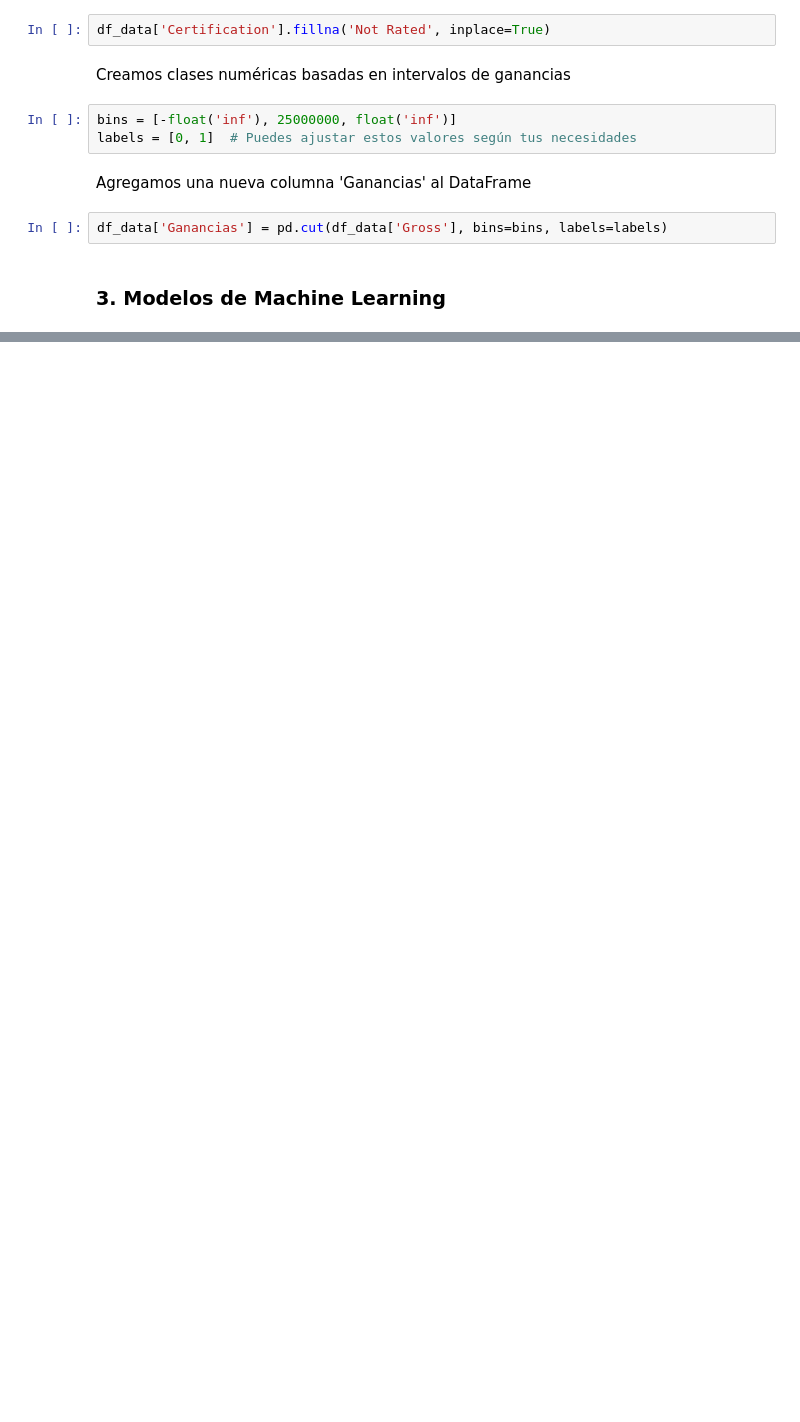
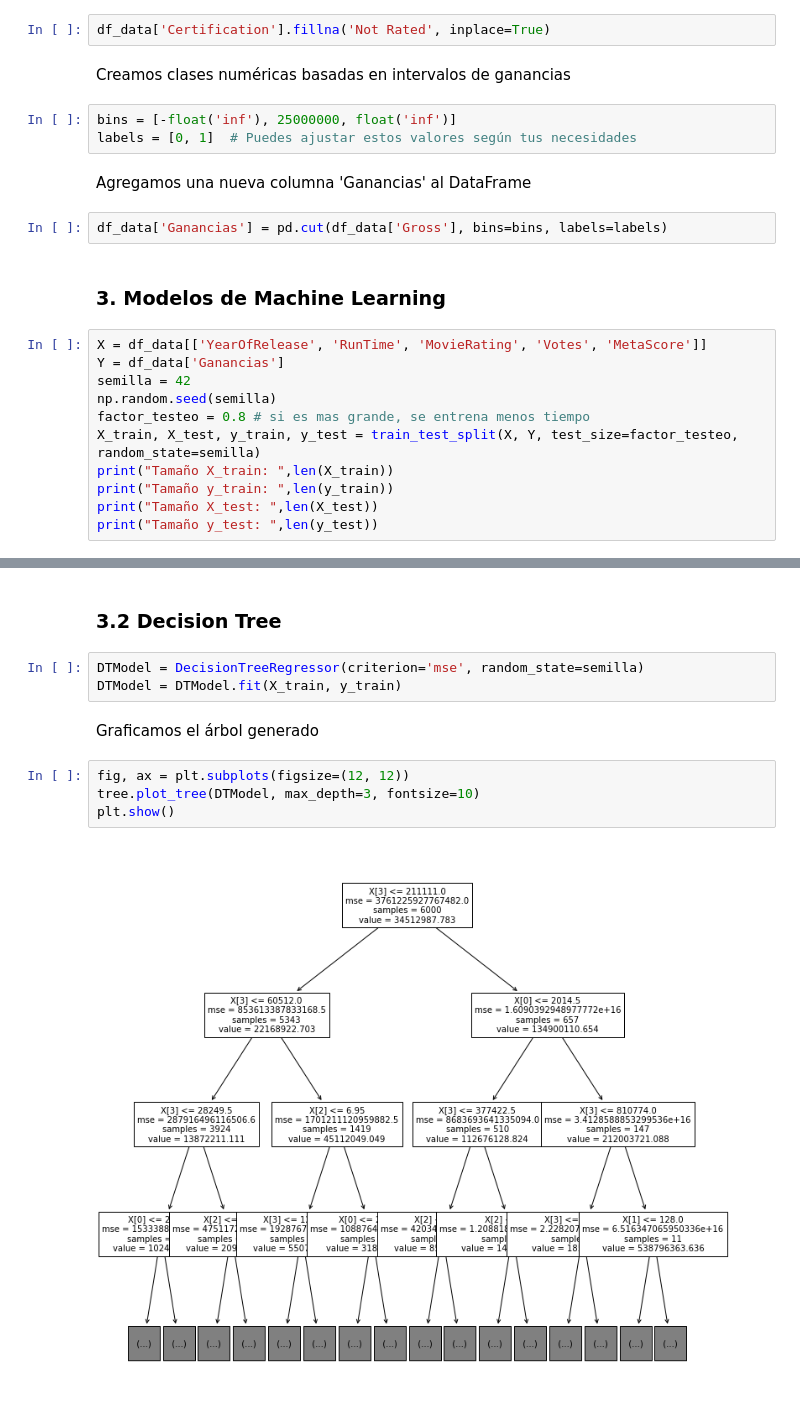
Before and after one commit to FranMeneses/CineMagix-ML, a Jupyter notebook: CineMagix-GRUPO-N3.ipynb, the cells around one changed output, grey strips where cells are left out. Saved outputs shown, nothing was run; the diff lists cells and outputs as text; blank space fills up the shorter version.

```diff
--- a/CineMagix-GRUPO-N3.ipynb
+++ b/CineMagix-GRUPO-N3.ipynb
@@ -706,3 +718,14 @@ Agregamos una nueva columna 'Ganancias' al DataFrame
 df_data['Ganancias'] = pd.cut(df_data['Gross'], bins=bins, labels=labels)
 # %% [markdown]
 ### 3. Modelos de Machine Learning
+# %%
+X = df_data[['YearOfRelease', 'RunTime', 'MovieRating', 'Votes', 'MetaScore']]
+Y = df_data['Ganancias']
+semilla = 42
+np.random.seed(semilla)
+factor_testeo = 0.8 # si es mas grande, se entrena menos tiempo
+X_train, X_test, y_train, y_test = train_test_split(X, Y, test_size=factor_testeo, random_state=semilla)
+print("Tamaño X_train: ",len(X_train))
+print("Tamaño y_train: ",len(y_train))
+print("Tamaño X_test: ",len(X_test))
+print("Tamaño y_test: ",len(y_test))
@@ -708,0 +778,13 @@ df_data['Ganancias'] = pd.cut(df_data['Gross'], bins=bins, labels=labels)
+# %% [markdown]
+### 3.2 Decision Tree
+# %%
+DTModel = DecisionTreeRegressor(criterion='mse', random_state=semilla)
+DTModel = DTModel.fit(X_train, y_train)
+# %% [markdown]
+Graficamos el árbol generado
+# %%
+fig, ax = plt.subplots(figsize=(12, 12))
+tree.plot_tree(DTModel, max_depth=3, fontsize=10)
+plt.show()
+# %% [output]
+[figure, added]
```
Also changed, not shown: parts of 6 cells of this notebook.
